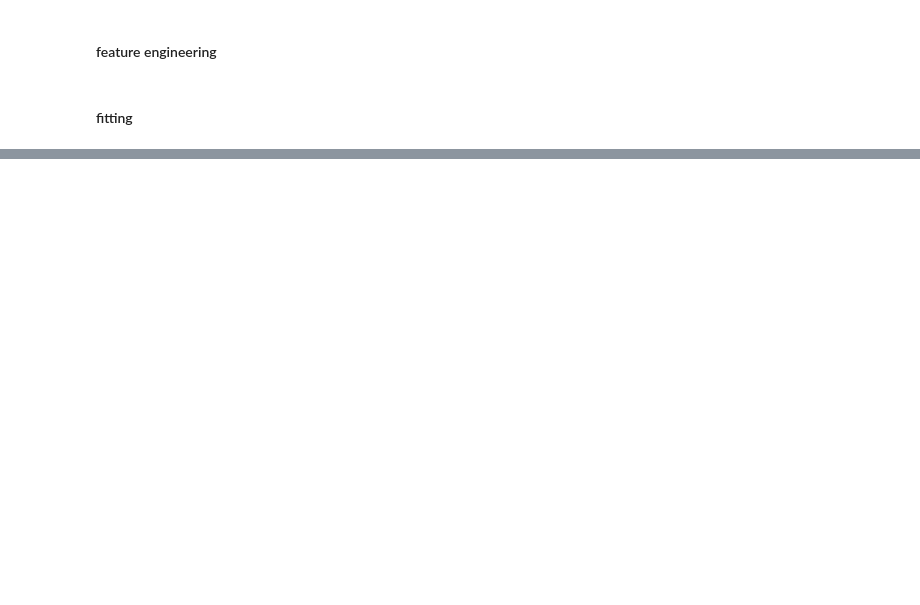
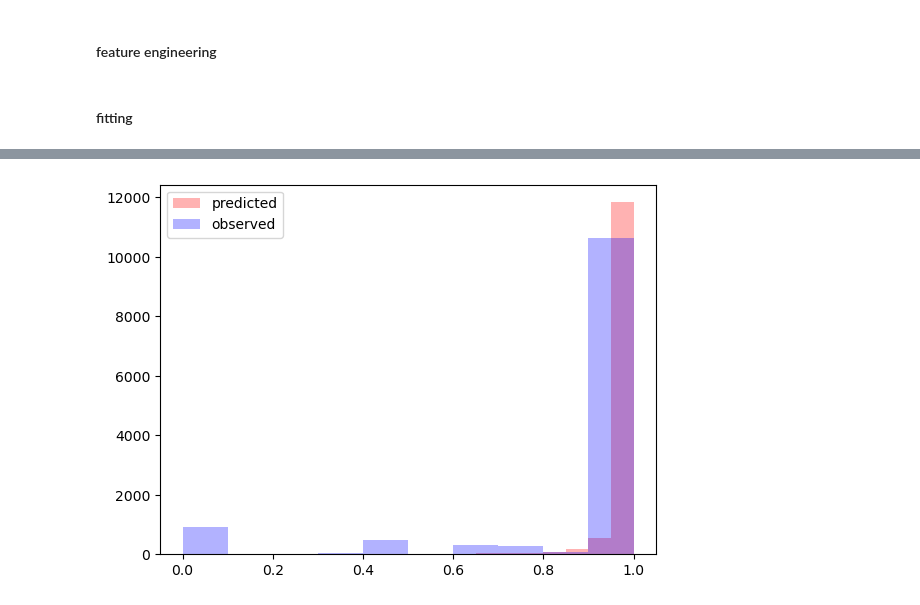
Before and after one commit to project-palooza/spaced_repetition, a Jupyter notebook: v0.ipynb, the cells around one changed output, grey strips where cells are left out. Drawn from its saved outputs; the diff is of its cells as text; code cells hidden in the pictures; blank space fills up the shorter version.

```diff
--- a/v0.ipynb
+++ b/v0.ipynb
@@ -388,6 +465,8 @@ delta = minmax_torch_vector(torch.tensor(simple_df['delta_days'].values, dtype=t
 # %%
 losses = []
+
 for epoch in range(num_epochs):
+
     model.train()
 
     h_hat = model.forward(x)
@@ -400,5 +479,4 @@ for epoch in range(num_epochs):
     loss.backward()
     optimizer.step()
 
-    if (epoch + 1) % 10 == 0:
-        print(f'Epoch [{epoch + 1}/{num_epochs}], Loss: {loss.item():.4f}')
+    print(f'Epoch [{epoch + 1}/{num_epochs}], Loss: {loss.item():.4f}')
@@ -414,0 +510,39 @@ with torch.no_grad():
+# %%
+# observations
+# we barely learned anything (the error hardly went down)
+# maybe, we just need more data, more epochs, maybe hyperparameters are severely wrong.
+
+# evaluation
+# the error
+# human interpretable error
+# R-squared 1 - (squared difference between predicted and observed)/(squared difference between observed and avg(observed))
+# RMSE - root mean squared error
+# avg absolute difference between p_recall and predicted p_recall
+
+# note about our priorities
+# from the pov of the user
+# is the experience of learning worse when you know everything or when you know nothing.
+# getting really easy questions (difficulty of remembering)
+# getting really hard questions (difficulty of remembering)
+
+# A. if our error is really big (cumulative error) because we are making a lot of small mistakes, then maybe thats ok
+# B. if our error is really big because we predict perfectly a lot of the time, but when we make a mistake, its a very big mistake
+
+# B is very bad. A is not so bad. p_recall is .5 and we predict .47, that's not bad.
+
+# calculate the residuals - (predicted - actual)
+
+# side note: if you have experience with ML, you will be wondering why we're training the model on all of our data
+# we are supposed to leave some aside. don't worry, we'll do this later
+
+# getting predictions
+predicted_h_hat = model.forward(x)
+predicted_p_recall = model.prediction(predicted_h_hat.squeeze(),delta)
+# %%
+plt.figure()
+plt.hist(predicted_p_recall.detach().numpy(),color = "red",alpha = .3,label = 'predicted')
+plt.hist(p.detach().numpy(),color = "blue",alpha = .3,label = 'observed')
+plt.legend()
+plt.show()
+# %% [output]
+[figure, added]
```
Also changed, not shown: parts of 9 cells of this notebook, 1 other file.
